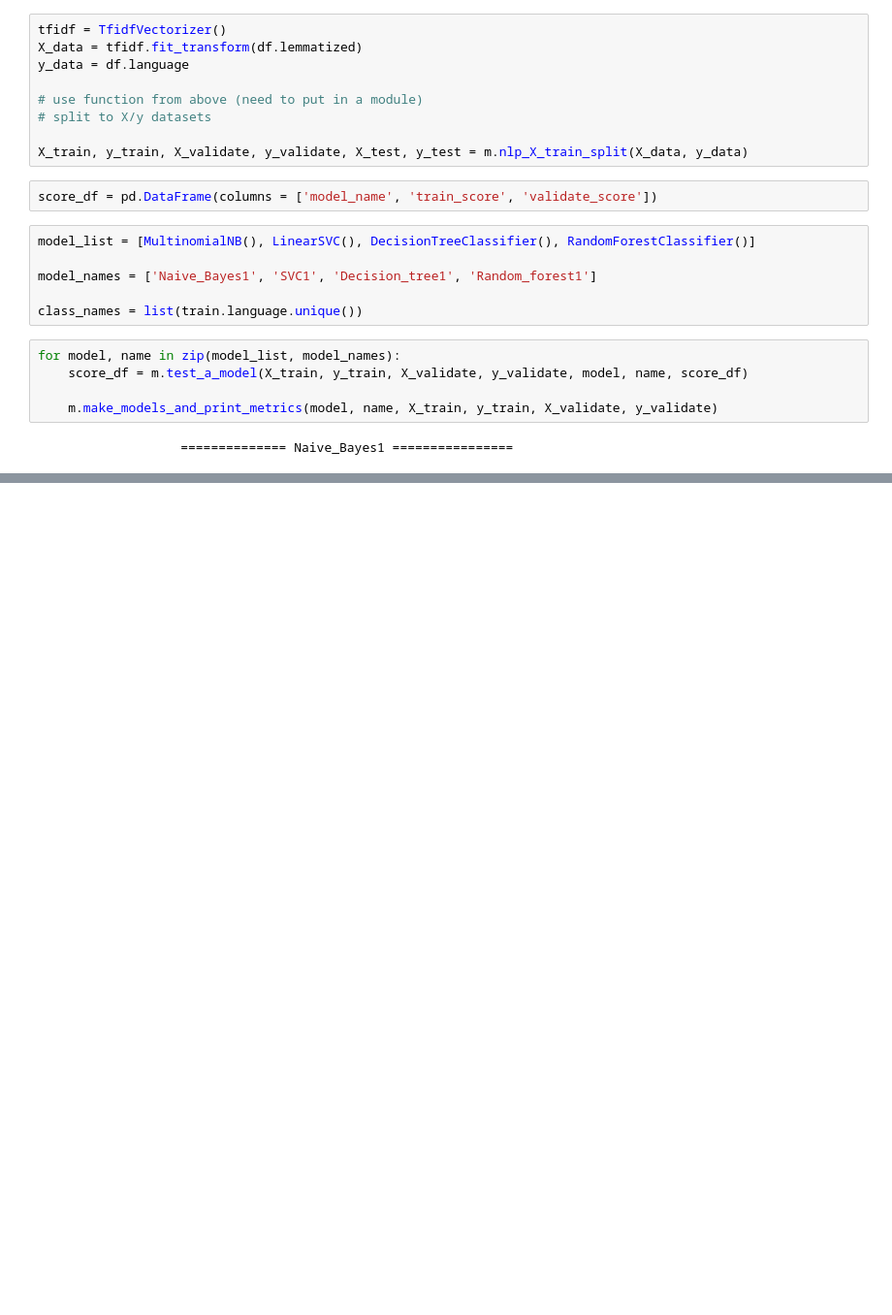
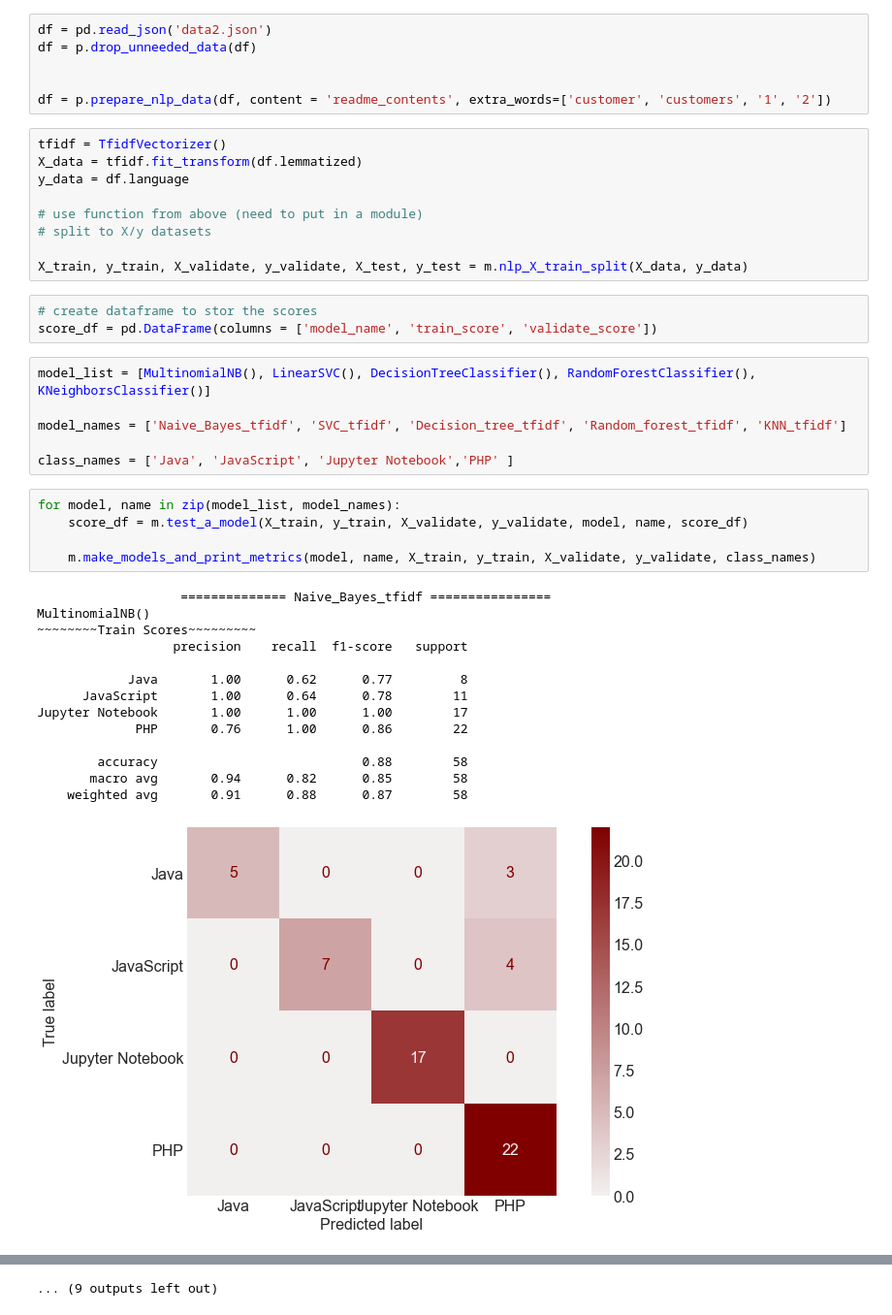
Before and after one commit to heather-desiree-carl-NLP-project/NLP-group-project, a Jupyter notebook: heathers_notebook.ipynb, the cells around one changed output, grey strips where cells are left out. Shown at 97% size. Cells and saved outputs as stored; diff of their text form; blank space fills up the shorter version.

```diff
--- a/heathers_notebook.ipynb
+++ b/heathers_notebook.ipynb
@@ -253,5 +306,11 @@ for x, name in zip(all_the_words_list, column_names):
 # %% [markdown]
 ### Modeling
+# %%
+df = pd.read_json('data2.json')
+df = p.drop_unneeded_data(df)
+
+
+df = p.prepare_nlp_data(df, content = 'readme_contents', extra_words=['customer', 'customers', '1', '2'])
 # %%
 tfidf = TfidfVectorizer()
 X_data = tfidf.fit_transform(df.lemmatized)
@@ -262,17 +321,31 @@ y_data = df.language
 
 X_train, y_train, X_validate, y_validate, X_test, y_test = m.nlp_X_train_split(X_data, y_data)
 # %%
+# create dataframe to stor the scores
 score_df = pd.DataFrame(columns = ['model_name', 'train_score', 'validate_score'])
 # %%
-model_list = [MultinomialNB(), LinearSVC(), DecisionTreeClassifier(), RandomForestClassifier()]
+model_list = [MultinomialNB(), LinearSVC(), DecisionTreeClassifier(), RandomForestClassifier(), KNeighborsClassifier()]
 
-model_names = ['Naive_Bayes1', 'SVC1', 'Decision_tree1', 'Random_forest1']
+model_names = ['Naive_Bayes_tfidf', 'SVC_tfidf', 'Decision_tree_tfidf', 'Random_forest_tfidf', 'KNN_tfidf']
 
-class_names = list(train.language.unique())
+class_names = ['Java', 'JavaScript', 'Jupyter Notebook','PHP' ]
 # %%
 for model, name in zip(model_list, model_names):
     score_df = m.test_a_model(X_train, y_train, X_validate, y_validate, model, name, score_df)
 
-    m.make_models_and_print_metrics(model, name, X_train, y_train, X_validate, y_validate)
+    m.make_models_and_print_metrics(model, name, X_train, y_train, X_validate, y_validate, class_names)
 # %% [output]
-                   ============== Naive_Bayes1 ================
+                   ============== Naive_Bayes_tfidf ================
+MultinomialNB()
+~~~~~~~~Train Scores~~~~~~~~~
+                  precision    recall  f1-score   support
+
+            Java       1.00      0.62      0.77         8
+      JavaScript       1.00      0.64      0.78        11
+Jupyter Notebook       1.00      1.00      1.00        17
+             PHP       0.76      1.00      0.86        22
+
+        accuracy                           0.88        58
+       macro avg       0.94      0.82      0.85        58
+    weighted avg       0.91      0.88      0.87        58
+[figure, added]
@@ -279,0 +423 @@ TypeError: print_metrics() missing 1 required positional argument: 'class_names'
+... (9 outputs left out)
```
Also changed, not shown: parts of 32 cells of this notebook.
